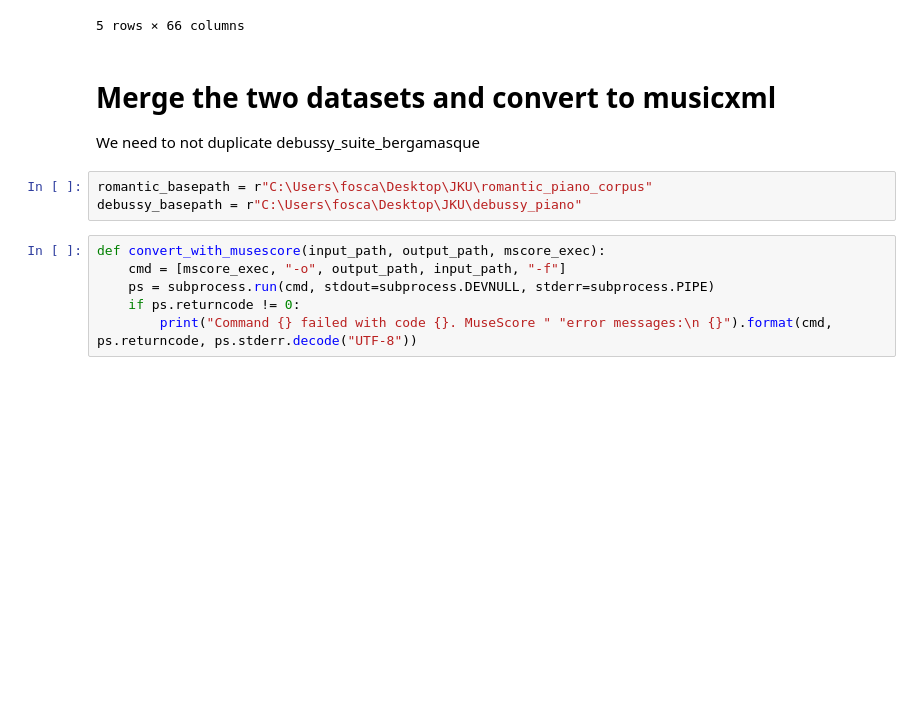
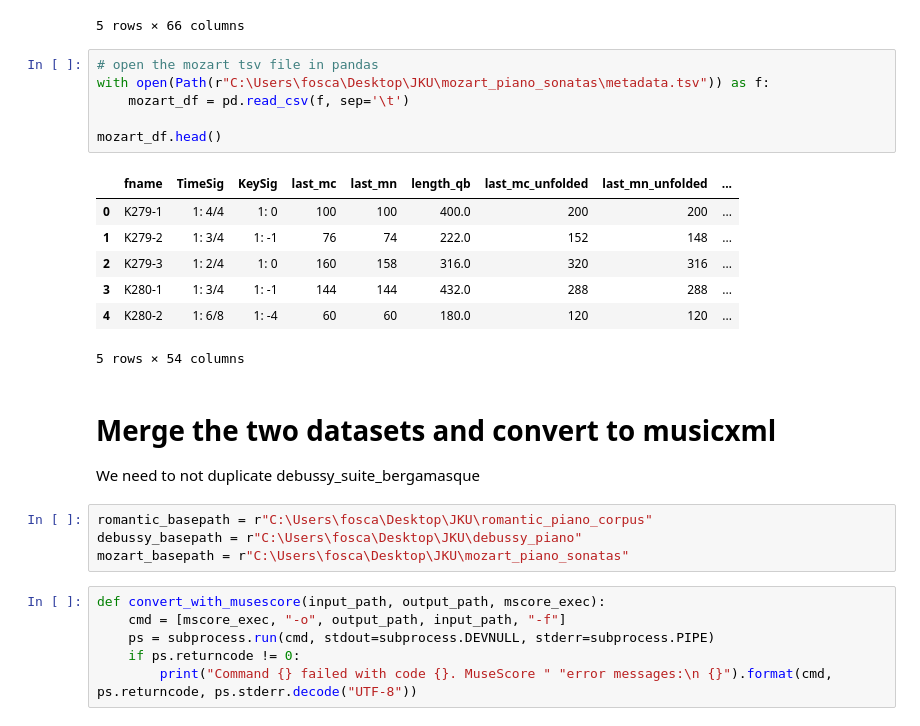
Before and after one commit to fosfrancesco/piano_corpora_dcml, a Jupyter notebook: dataset_creation.ipynb, the cells around one changed output. Cells and saved outputs as stored; diff of their text form; blank space fills up the shorter version.

Commit message:
added mozart sonata

```diff
--- a/dataset_creation.ipynb
+++ b/dataset_creation.ipynb
@@ -38,6 +38,20 @@ debussy_df.head()
 | 3 | debussy_childrens_corner | l113-04_childrens_snow | 1: 4/4, 48: 2/4, 49: 4/4, 52: 2/4... | 1: -1 | 74 | 74 | 292.0 | 74 | 74 | ... |
 | 4 | debussy_childrens_corner | l113-05_childrens_little | 1: 4/4 | 1: 3 | 31 | 31 | 124.0 | 31 | 31 | ... |
 5 rows × 66 columns
+# %%
+# open the mozart tsv file in pandas
+with open(Path(r"C:\Users\fosca\Desktop\JKU\mozart_piano_sonatas\metadata.tsv")) as f:
+    mozart_df = pd.read_csv(f, sep='\t')
+
+mozart_df.head()
+# %% [output]
+|  | fname | TimeSig | KeySig | last_mc | last_mn | length_qb | last_mc_unfolded | last_mn_unfolded | ... |
+| 0 | K279-1 | 1: 4/4 | 1: 0 | 100 | 100 | 400.0 | 200 | 200 | ... |
+| 1 | K279-2 | 1: 3/4 | 1: -1 | 76 | 74 | 222.0 | 152 | 148 | ... |
+| 2 | K279-3 | 1: 2/4 | 1: 0 | 160 | 158 | 316.0 | 320 | 316 | ... |
+| 3 | K280-1 | 1: 3/4 | 1: -1 | 144 | 144 | 432.0 | 288 | 288 | ... |
+| 4 | K280-2 | 1: 6/8 | 1: -4 | 60 | 60 | 180.0 | 120 | 120 | ... |
+5 rows × 54 columns
 # %% [markdown]
 # Merge the two datasets and convert to musicxml
 
@@ -45,6 +59,7 @@ We need to not duplicate debussy_suite_bergamasque
 # %%
 romantic_basepath = r"C:\Users\fosca\Desktop\JKU\romantic_piano_corpus"
 debussy_basepath = r"C:\Users\fosca\Desktop\JKU\debussy_piano"
+mozart_basepath = r"C:\Users\fosca\Desktop\JKU\mozart_piano_sonatas"
 # %%
 def convert_with_musescore(input_path, output_path, mscore_exec):
     cmd = [mscore_exec, "-o", output_path, input_path, "-f"]
```
Also changed, not shown: parts of 1 cell of this notebook, 54 other files.
